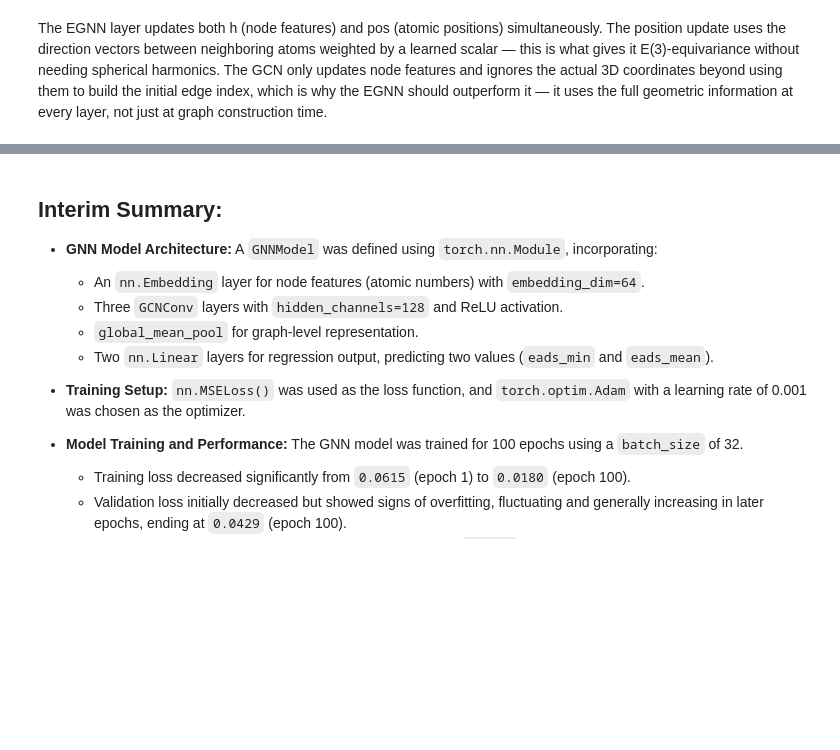
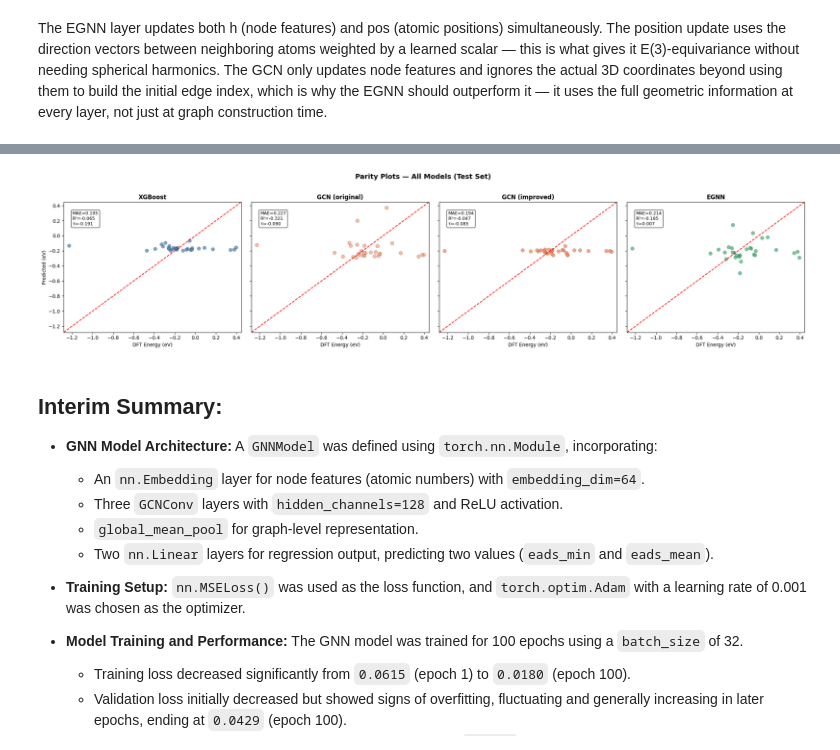
Before and after one commit to semmatoninn/CHE1148_MOFs_AtomicWizards, a Jupyter notebook: MOFs_E3GNN__AtomicWizards.ipynb, the cells around one changed output, grey strips where cells are left out. Drawn from its saved outputs; the diff is of its cells as text; code cells hidden in the pictures; blank space fills up the shorter version.

```diff
--- a/MOFs_E3GNN__AtomicWizards.ipynb
+++ b/MOFs_E3GNN__AtomicWizards.ipynb
@@ -1251,3 +1483,41 @@ plt.show()
+# %%
+# ── Parity Plots Side by Side ─────────────────────────────────────────────────
+
+fig, axes = plt.subplots(1, 4, figsize=(22, 5), sharey=True)
+
+plot_data = [
+    ('XGBoost',        xgb_test_labels,           xgb_test_preds,          'steelblue'),
+    ('GCN (original)', orig_test_targets[:,0],     orig_test_preds[:,0],    'lightsalmon'),
+    ('GCN (improved)', improved_test_targets[:,0], improved_test_preds[:,0],'coral'),
+    ('EGNN',           egnn_test_targets[:,0],     egnn_test_preds[:,0],    'mediumseagreen'),
+]
+
+for ax, (name, y_true, y_pred, color) in zip(axes, plot_data):
+    lo = min(y_true.min(), y_pred.min()) - 0.05
+    hi = max(y_true.max(), y_pred.max()) + 0.05
+    ax.scatter(y_true, y_pred, alpha=0.7, color=color,
+               edgecolors='k', linewidths=0.3, s=50)
+    ax.plot([lo, hi], [lo, hi], 'r--', linewidth=1.5)
+    ax.set_xlim(lo, hi)
+    ax.set_ylim(lo, hi)
+    ax.set_xlabel('DFT Energy (eV)')
+    ax.set_title(name, fontweight='bold')
+
+    # Annotate with key metrics
+    row = df_final[df_final['model'] == name].iloc[0]
+    ax.text(0.05, 0.93,
+            f"MAE={row['MAE']:.3f}\nR²={row['R2']:.3f}\nτ={row['Kendall']:.3f}",
+            transform=ax.transAxes, fontsize=9,
+            verticalalignment='top',
+            bbox=dict(boxstyle='round', facecolor='white', alpha=0.8))
+
+axes[0].set_ylabel('Predicted (eV)')
+plt.suptitle('Parity Plots — All Models (Test Set)',
+             fontsize=14, fontweight='bold', y=1.02)
+plt.tight_layout()
+plt.show()
+# %% [output]
+[figure, added]
 # %% [markdown]
 ## Interim Summary:
 
```
Also changed, not shown: parts of 36 cells of this notebook.
